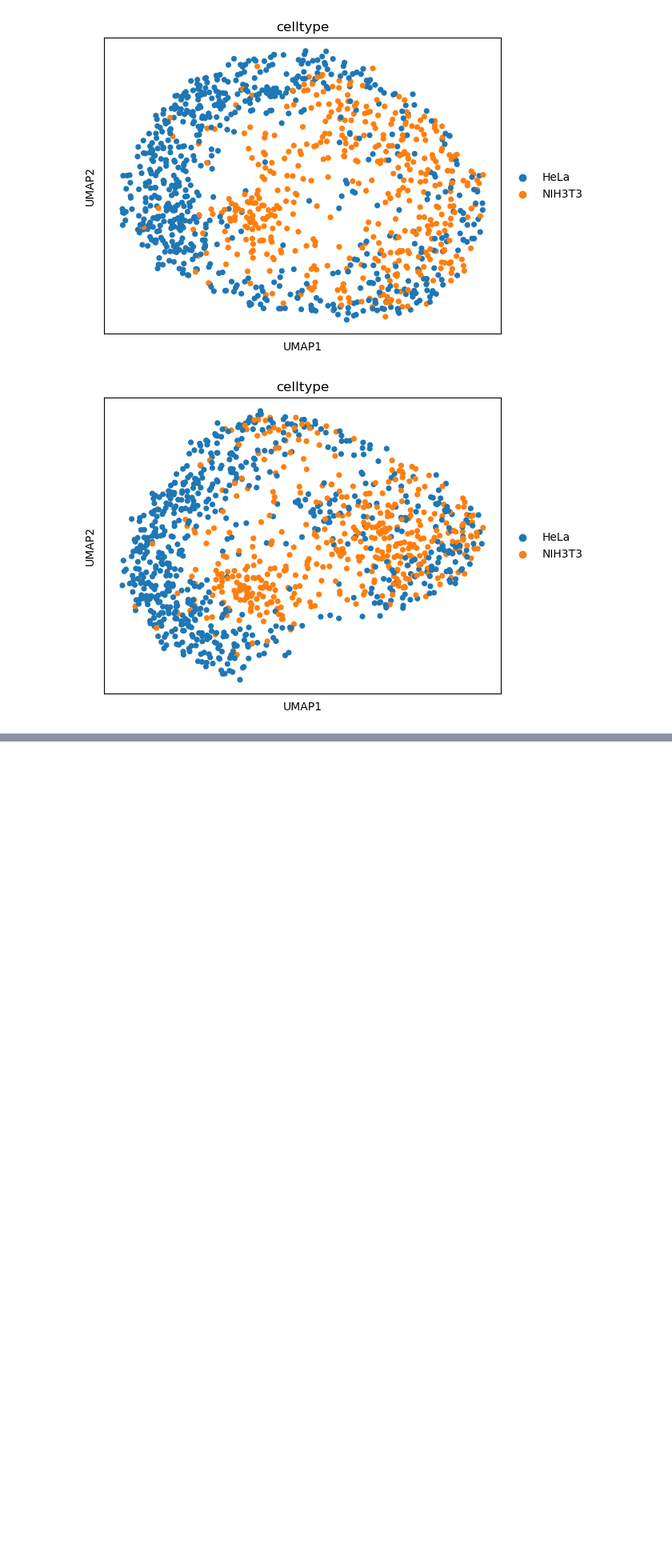
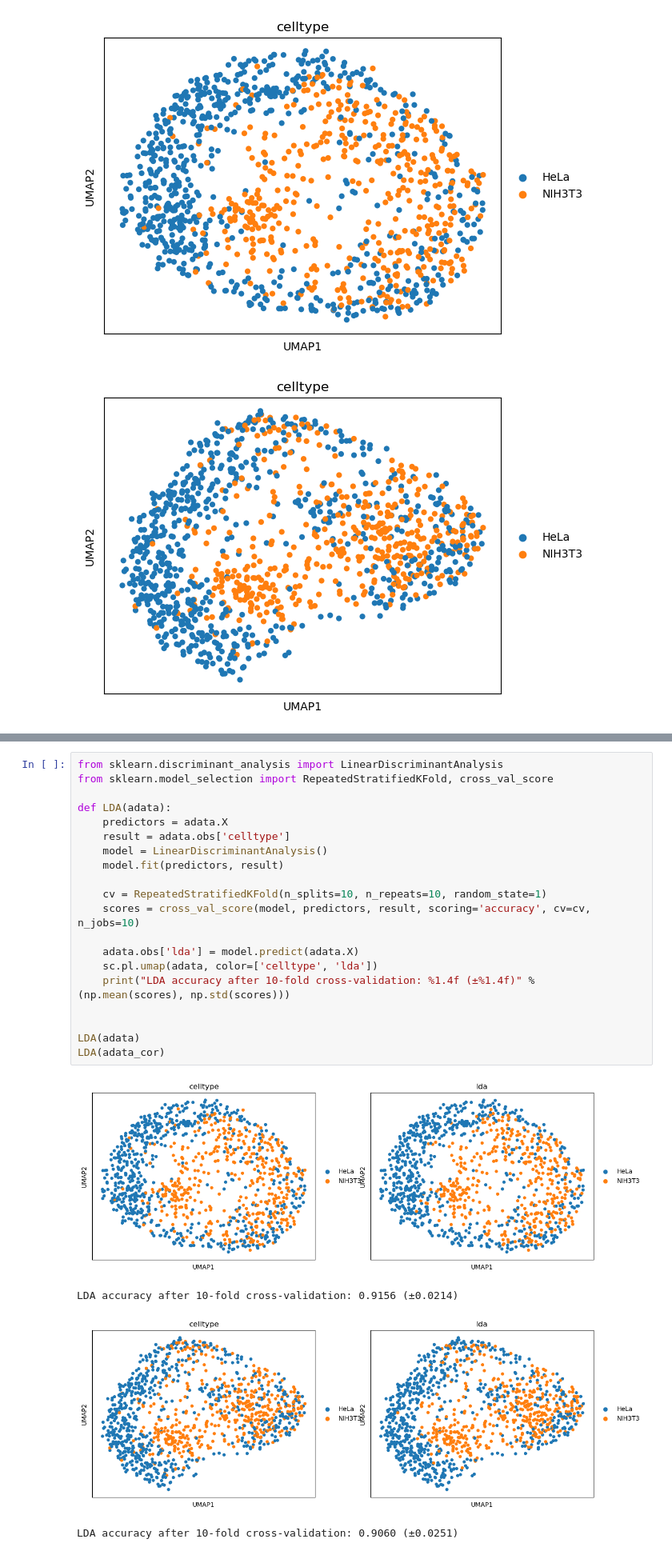
Before and after one commit to mariusrklein/FDA_project, a Jupyter notebook: correction_evaluation.ipynb, the cells around one changed output, grey strips where cells are left out. Shown at 80% size. Drawn from its saved outputs; the diff is of its cells as text; blank space fills up the shorter version.

```diff
--- a/correction_evaluation.ipynb
+++ b/correction_evaluation.ipynb
@@ -134 +121,26 @@ KMeans completeness score: 0.0728
 KMeans completeness score: 0.0731
+# %%
+from sklearn.discriminant_analysis import LinearDiscriminantAnalysis
+from sklearn.model_selection import RepeatedStratifiedKFold, cross_val_score
+
+def LDA(adata):
+    predictors = adata.X
+    result = adata.obs['celltype']
+    model = LinearDiscriminantAnalysis()
+    model.fit(predictors, result)
+
+    cv = RepeatedStratifiedKFold(n_splits=10, n_repeats=10, random_state=1)
+    scores = cross_val_score(model, predictors, result, scoring='accuracy', cv=cv, n_jobs=10)
+
+    adata.obs['lda'] = model.predict(adata.X)
+    sc.pl.umap(adata, color=['celltype', 'lda'])
+    print("LDA accuracy after 10-fold cross-validation: %1.4f (±%1.4f)" % (np.mean(scores), np.std(scores)))
+
+
+LDA(adata)
+LDA(adata_cor)
+# %% [output]
+[figure, added]
+LDA accuracy after 10-fold cross-validation: 0.9156 (±0.0214)
+[figure, added]
+LDA accuracy after 10-fold cross-validation: 0.9060 (±0.0251)
```
Also changed, not shown: parts of 4 cells of this notebook.
